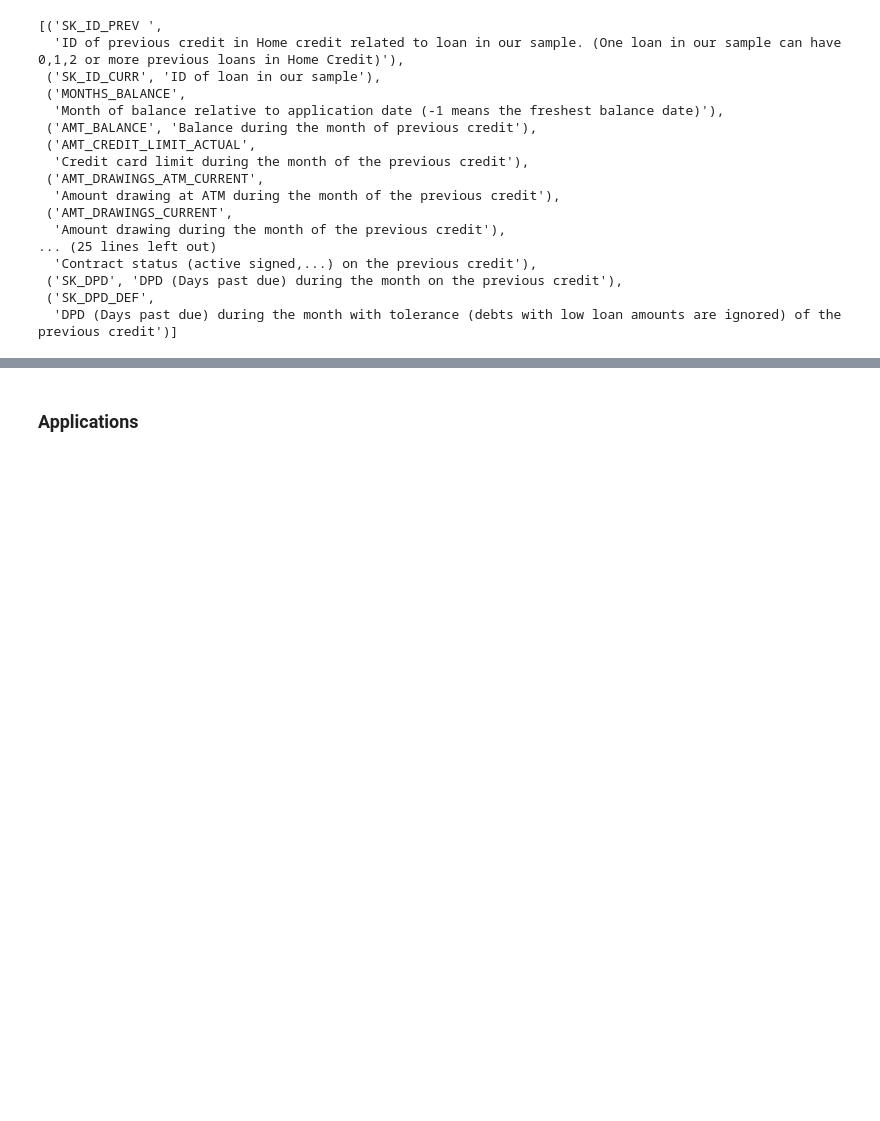
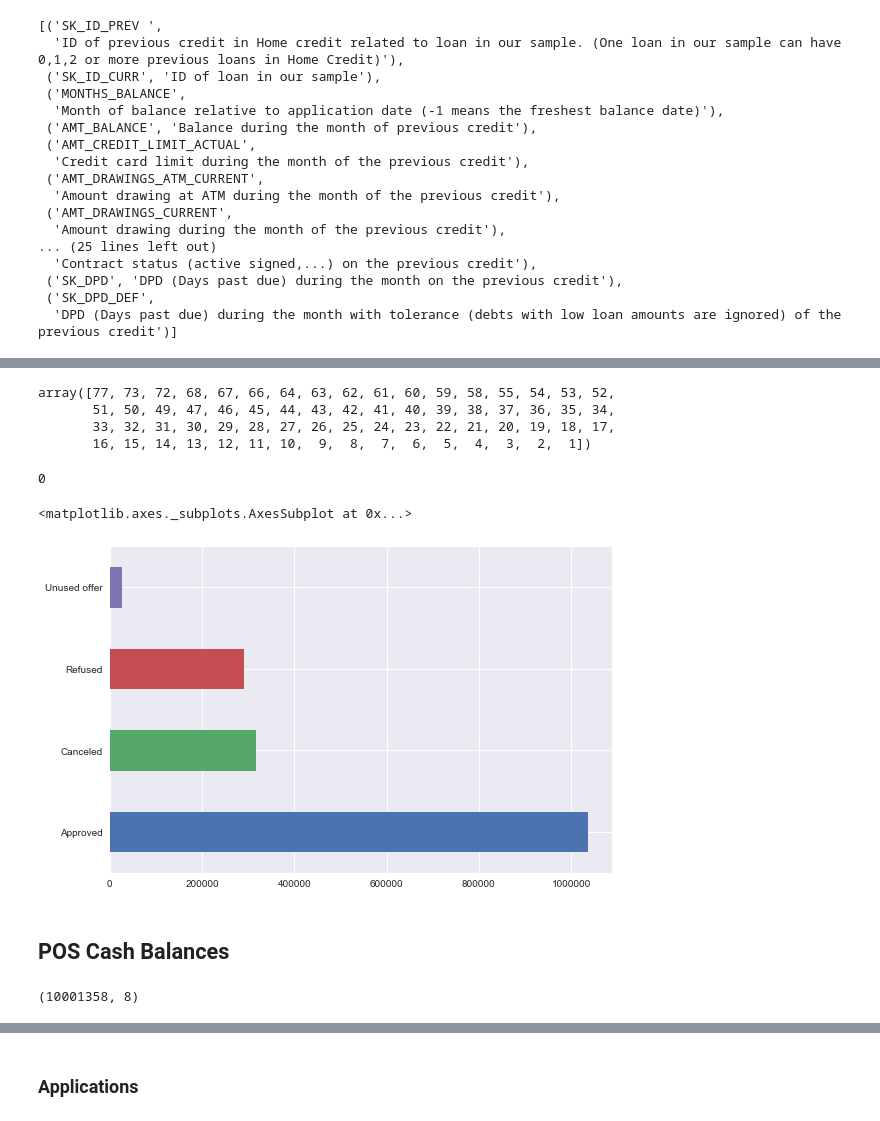
Before and after one commit to rshap91/home_credit_loans, a Jupyter notebook: Explore_And_Clean.ipynb, the cells around one changed output, grey strips where cells are left out. Drawn from its saved outputs; the diff is of its cells as text; code cells hidden in the pictures; blank space fills up the shorter version.

```diff
--- a/Explore_And_Clean.ipynb
+++ b/Explore_And_Clean.ipynb
@@ -239,2 +242,5 @@ list(
 # %%
-dtype={'SK_ID_CURR':str, 'SK_ID_BUREAU':str, "SK_ID_PREV":str}
+prev_apps = pd.read_csv('previous_application.csv.zip',
+                        dtype={'SK_ID_CURR':str, 'SK_ID_BUREAU':str, "SK_ID_PREV":str}
+                       )
+prev_apps.shape
@@ -240,0 +280,26 @@ dtype={'SK_ID_CURR':str, 'SK_ID_BUREAU':str, "SK_ID_PREV":str}
+# %%
+# Current loans appear multiple times (aka as man as 77 previous apps)
+prev_apps.SK_ID_CURR.value_counts().unique()
+# %% [output]
+array([77, 73, 72, 68, 67, 66, 64, 63, 62, 61, 60, 59, 58, 55, 54, 53, 52,
+       51, 50, 49, 47, 46, 45, 44, 43, 42, 41, 40, 39, 38, 37, 36, 35, 34,
+       33, 32, 31, 30, 29, 28, 27, 26, 25, 24, 23, 22, 21, 20, 19, 18, 17,
+       16, 15, 14, 13, 12, 11, 10,  9,  8,  7,  6,  5,  4,  3,  2,  1])
+# %%
+prev_apps.SK_ID_PREV.duplicated().sum()
+# %% [output]
+0
+# %%
+prev_apps.NAME_CONTRACT_STATUS.value_counts().plot.barh()
+# %% [output]
+<matplotlib.axes._subplots.AxesSubplot at 0x...>
+[figure, added]
+# %% [markdown]
+## POS Cash Balances
+# %%
+pos_cb = pd.read_csv('POS_CASH_balance.csv.zip',
+                     dtype={'SK_ID_CURR':str, 'SK_ID_BUREAU':str, "SK_ID_PREV":str}
+                    )
+pos_cb.shape
+# %% [output]
+(10001358, 8)
```
Also changed, not shown: parts of 83 cells of this notebook, 1 other file.
